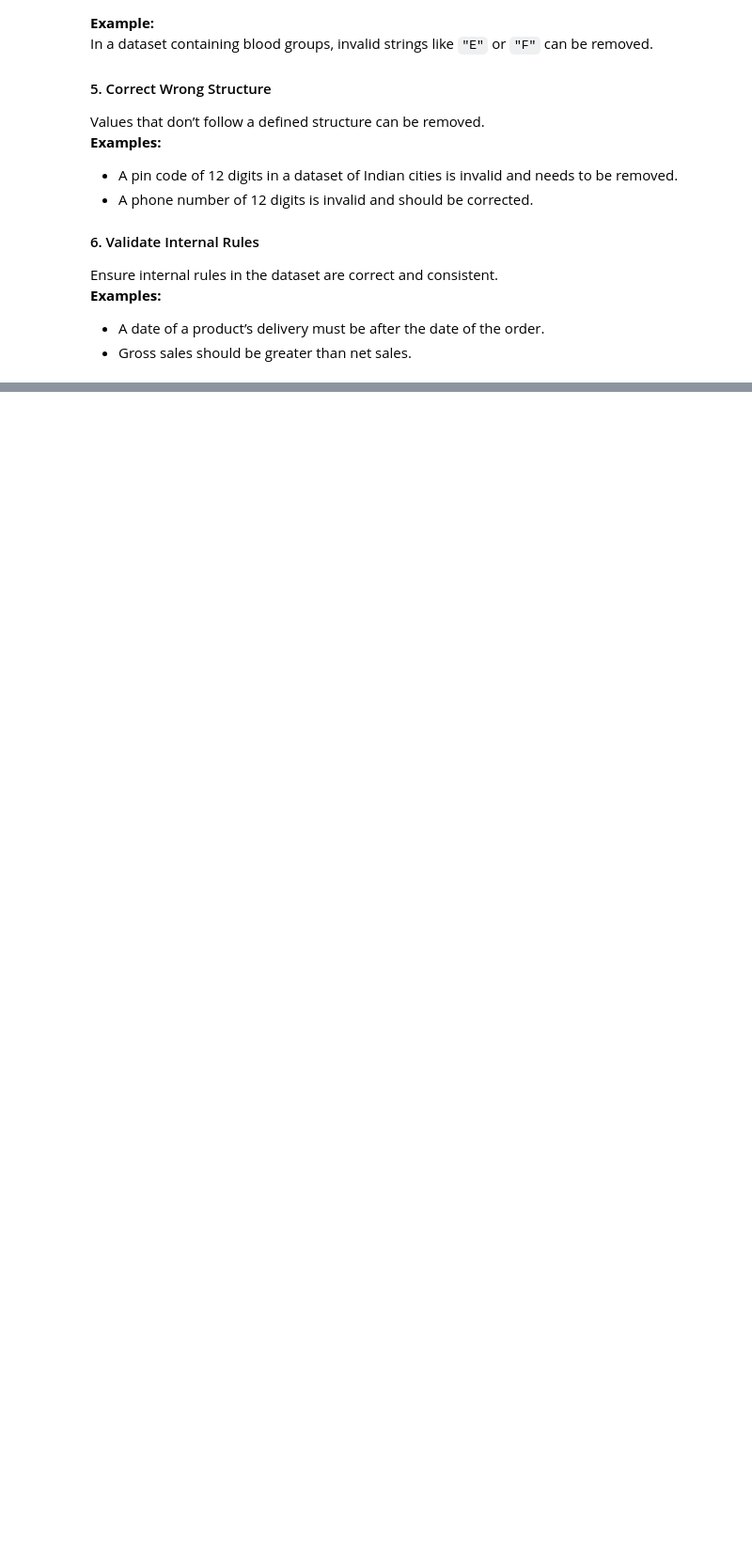
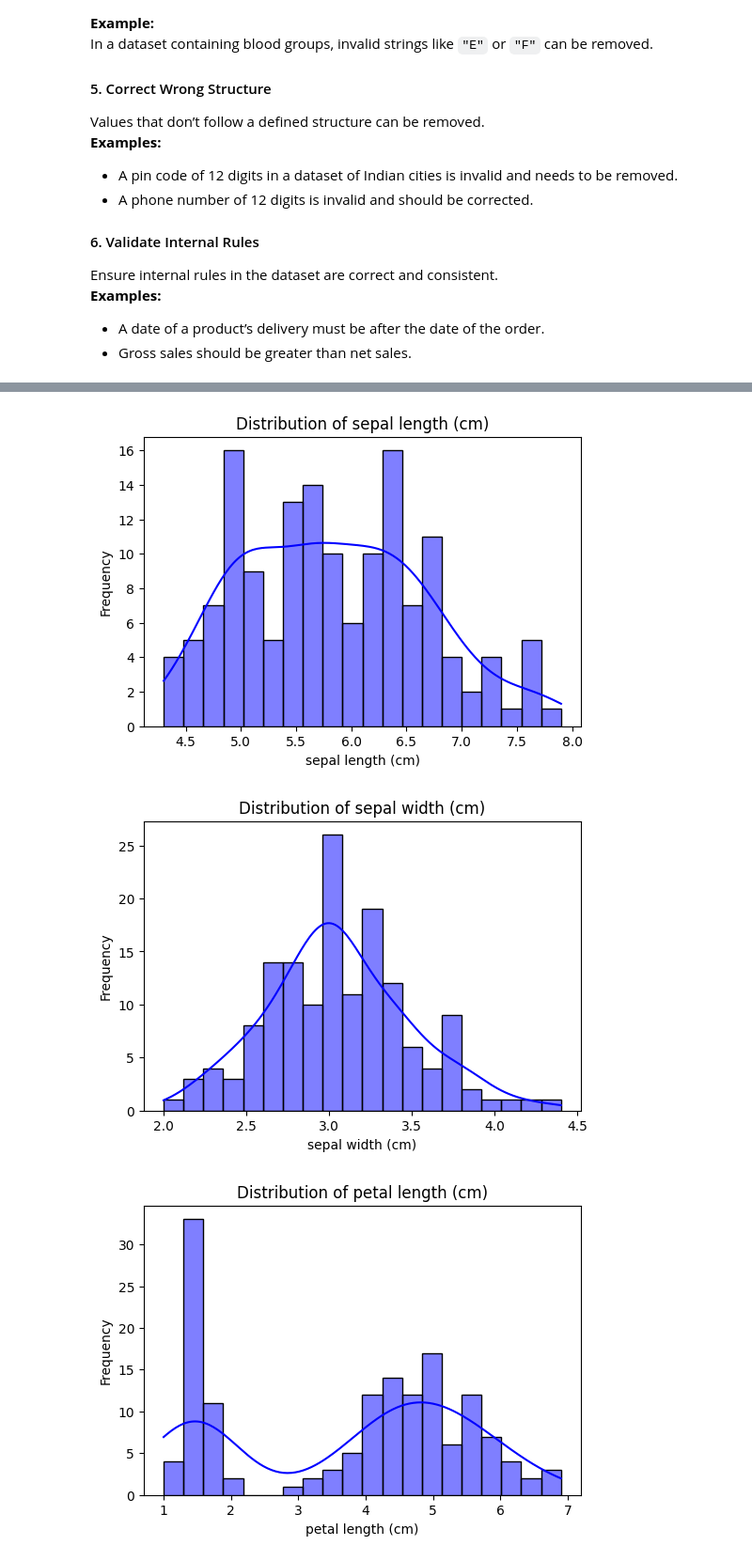
Before and after one commit to svenkatlata/Machine_Learning_Revision_Notes, a Jupyter notebook: Exploratory_Data_Analysis.ipynb, the cells around one changed output, grey strips where cells are left out. Shown at 94% size. Drawn from its saved outputs; the diff is of its cells as text; code cells hidden in the pictures; blank space fills up the shorter version.

```diff
--- a/Exploratory_Data_Analysis.ipynb
+++ b/Exploratory_Data_Analysis.ipynb
@@ -130,0 +138,7 @@ Ensure internal rules in the dataset are correct and consistent.
+# %%
+# Step 2: Load the Dataset
+iris = load_iris()
+data = pd.DataFrame(
+    data=np.c_[iris['data'], iris['target']],
+    columns=iris['feature_names'] + ['target']
+)
@@ -130,0 +181,14 @@ Ensure internal rules in the dataset are correct and consistent.
+# %%
+## Univariate Analysis
+# Distribution of each numerical feature
+for col in iris['feature_names']:
+    plt.figure(figsize=(6, 4))
+    sns.histplot(data[col], kde=True, bins=20, color='blue')
+    plt.title(f'Distribution of {col}')
+    plt.xlabel(col)
+    plt.ylabel('Frequency')
+    plt.show()
+# %% [output]
+[figure, added]
+[figure, added]
+[figure, added]
```
Also changed, not shown: parts of 14 cells of this notebook.
